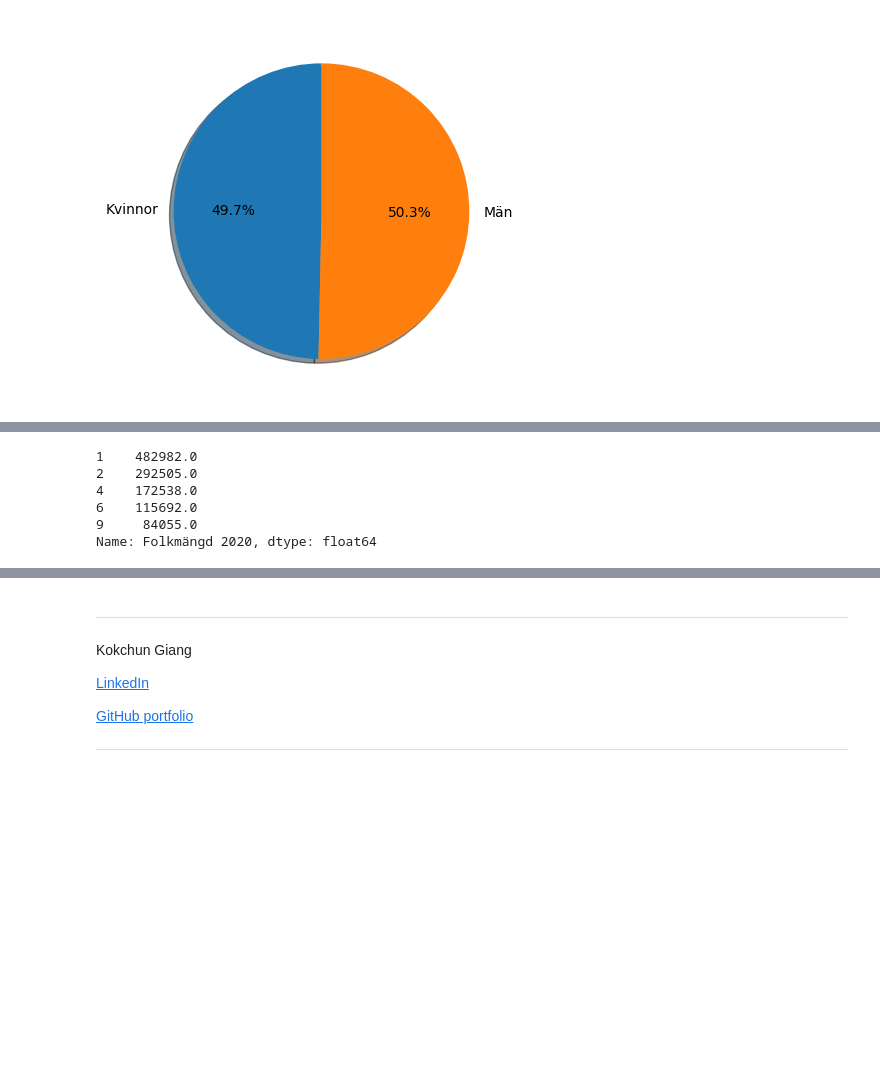
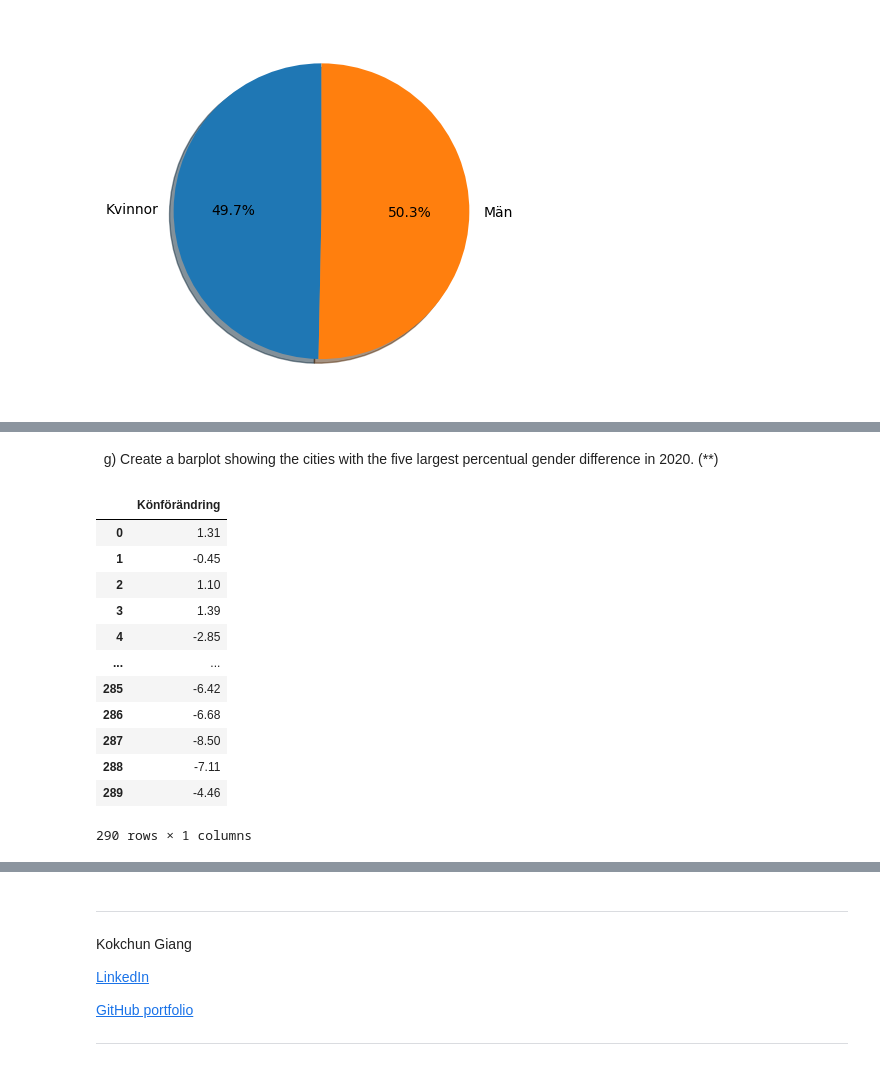
Before and after one commit to Rufshod/Databehandling-Alexander-Andersson, a Jupyter notebook: Exercises/E00_pandas_basic_syntax.ipynb, the cells around one changed output, grey strips where cells are left out. Drawn from its saved outputs; the diff is of its cells as text; code cells hidden in the pictures; blank space fills up the shorter version.

```diff
--- a/Exercises/E00_pandas_basic_syntax.ipynb
+++ b/Exercises/E00_pandas_basic_syntax.ipynb
@@ -623,13 +638,28 @@ plt.pie(pop_list, startangle=90, labels=mylabels, autopct="%0.1f%%", shadow=True
+# %% [markdown]
+&nbsp; g) Create a barplot showing the cities with the five largest percentual gender difference in 2020. (**)
 # %%
 df_women_pop = df_all.groupby("Kön").get_group("Kvinna")["Folkmängd 2020"].astype(float)
 df_male_pop = df_all.groupby("Kön").get_group("Man")["Folkmängd 2020"].astype(float)
 
-df_women_pop.head(5)
-df_male_pop.head(5)
+
+df_women_pop = df_women_pop.reset_index()
+df_male_pop = df_male_pop.reset_index()
+df_diff = round((df_women_pop - df_male_pop)/(df_women_pop + df_male_pop/2)*100, 2)
+df_diff.sort_values("Folkmängd 2020")
+df_diff.pop("index")
+
+df_diff = df_diff.rename(columns= {"Folkmängd 2020": "Könförändring"})
 # %% [output]
+|  | Könförändring |
+| 0 | 1.31 |
+| 1 | -0.45 |
+| 2 | 1.10 |
+| 3 | 1.39 |
+| 4 | -2.85 |
+| ... | ... |
+| 285 | -6.42 |
+| 286 | -6.68 |
+| 287 | -8.50 |
+| 288 | -7.11 |
+| 289 | -4.46 |
-1    482982.0
-2    292505.0
-4    172538.0
-6    115692.0
-9     84055.0
-Name: Folkmängd 2020, dtype: float64
+290 rows × 1 columns
```
Also changed, not shown: parts of 4 cells of this notebook.
